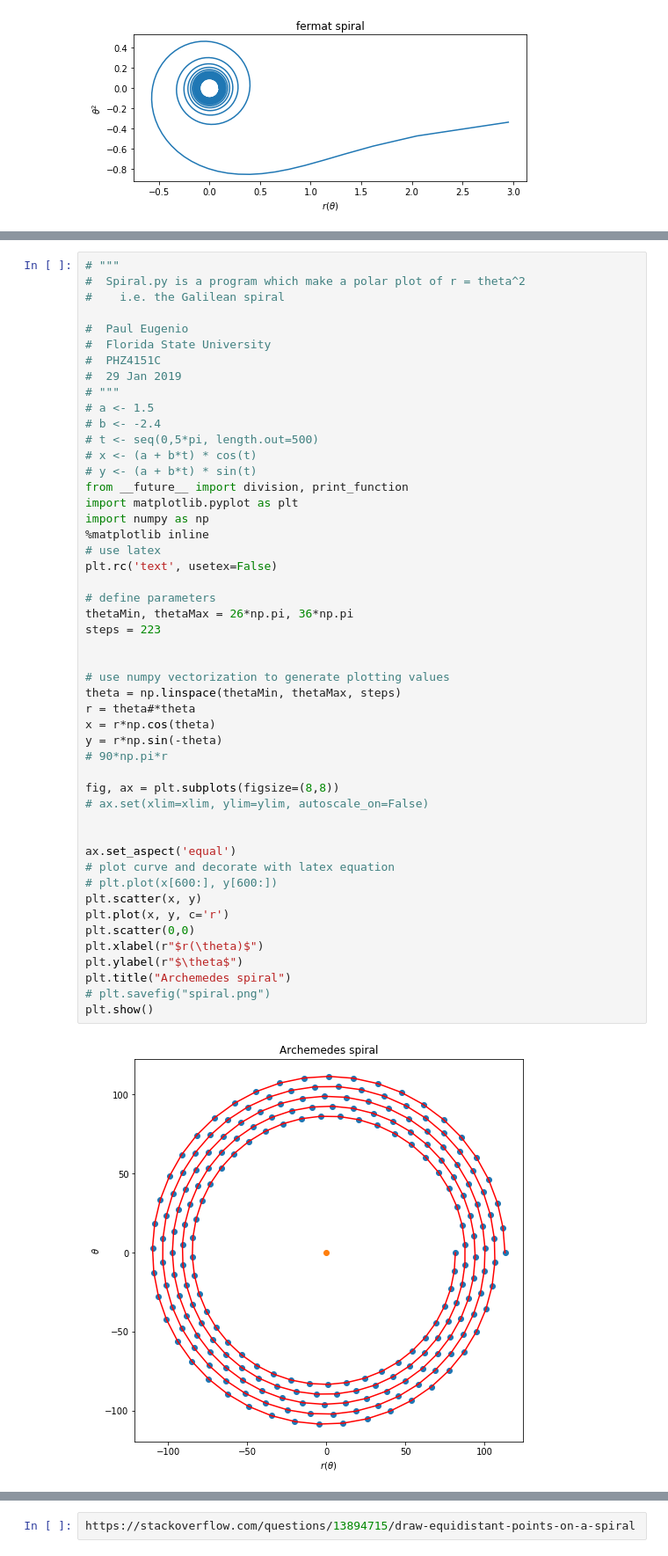
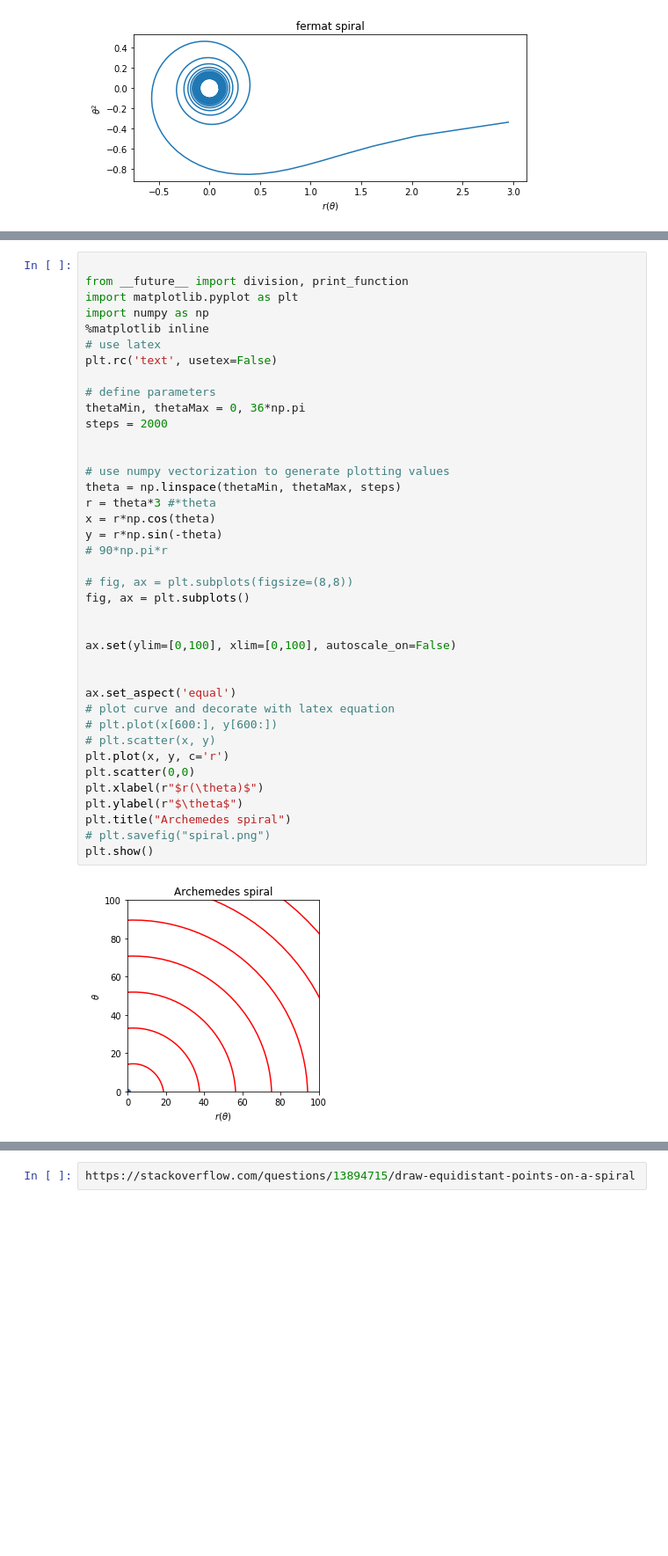
Before and after one commit to MaartenKool/CookBooks, a Jupyter notebook: SarosDial.ipynb, the cells around one changed output, grey strips where cells are left out. Shown at 88% size. Cells and saved outputs as stored; diff of their text form; blank space fills up the shorter version.

```diff
--- a/SarosDial.ipynb
+++ b/SarosDial.ipynb
@@ -400,51 +409,41 @@ plt.show()
 # %%
-# """
-#  Spiral.py is a program which make a polar plot of r = theta^2
-#    i.e. the Galilean spiral
 
-#  Paul Eugenio
-#  Florida State University
-#  PHZ4151C
-#  29 Jan 2019
-# """
-# a <- 1.5
-# b <- -2.4
-# t <- seq(0,5*pi, length.out=500)
-# x <- (a + b*t) * cos(t)
-# y <- (a + b*t) * sin(t)
 from __future__ import division, print_function
 import matplotlib.pyplot as plt
 import numpy as np
 %matplotlib inline
 # use latex
 plt.rc('text', usetex=False)
 
 # define parameters
-thetaMin, thetaMax = 26*np.pi, 36*np.pi
-steps = 223
+thetaMin, thetaMax = 0, 36*np.pi
+steps = 2000
 
 
 # use numpy vectorization to generate plotting values
 theta = np.linspace(thetaMin, thetaMax, steps)
-r = theta#*theta
+r = theta*3 #*theta
 x = r*np.cos(theta)
 y = r*np.sin(-theta)
 # 90*np.pi*r
 
-fig, ax = plt.subplots(figsize=(8,8))
-# ax.set(xlim=xlim, ylim=ylim, autoscale_on=False)
+# fig, ax = plt.subplots(figsize=(8,8))
+fig, ax = plt.subplots()
+
+
+ax.set(ylim=[0,100], xlim=[0,100], autoscale_on=False)
 
 
 ax.set_aspect('equal')
 # plot curve and decorate with latex equation
 # plt.plot(x[600:], y[600:])
-plt.scatter(x, y)
+# plt.scatter(x, y)
 plt.plot(x, y, c='r')
 plt.scatter(0,0)
 plt.xlabel(r"$r(\theta)$")
 plt.ylabel(r"$\theta$")
 plt.title("Archemedes spiral")
 # plt.savefig("spiral.png")
 plt.show()
 # %% [output]
-[figure, old version]
+[figure, new version]
```
Also changed, not shown: parts of 14 cells of this notebook, 1 other file.
